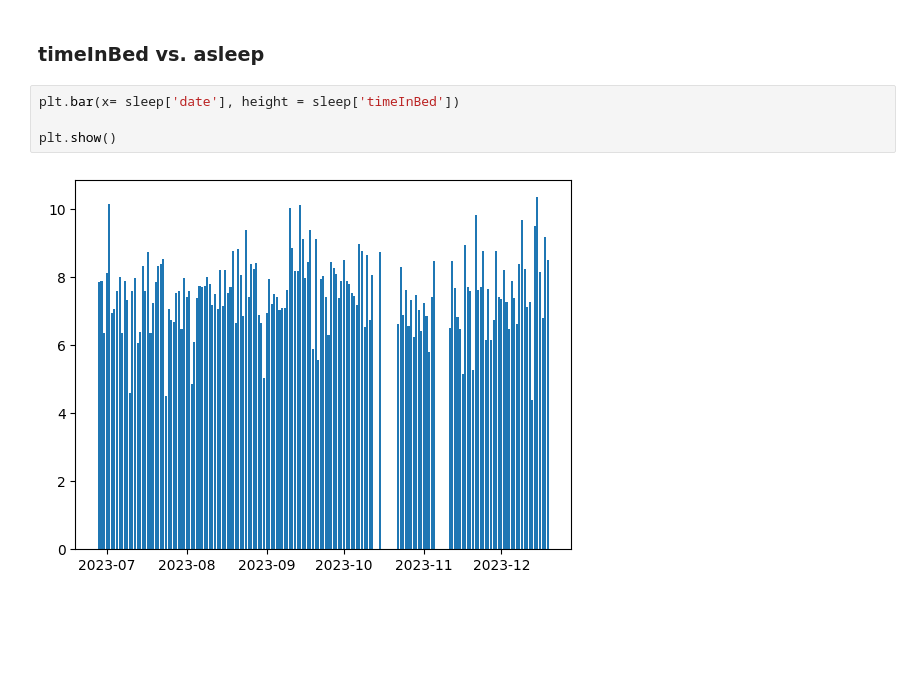
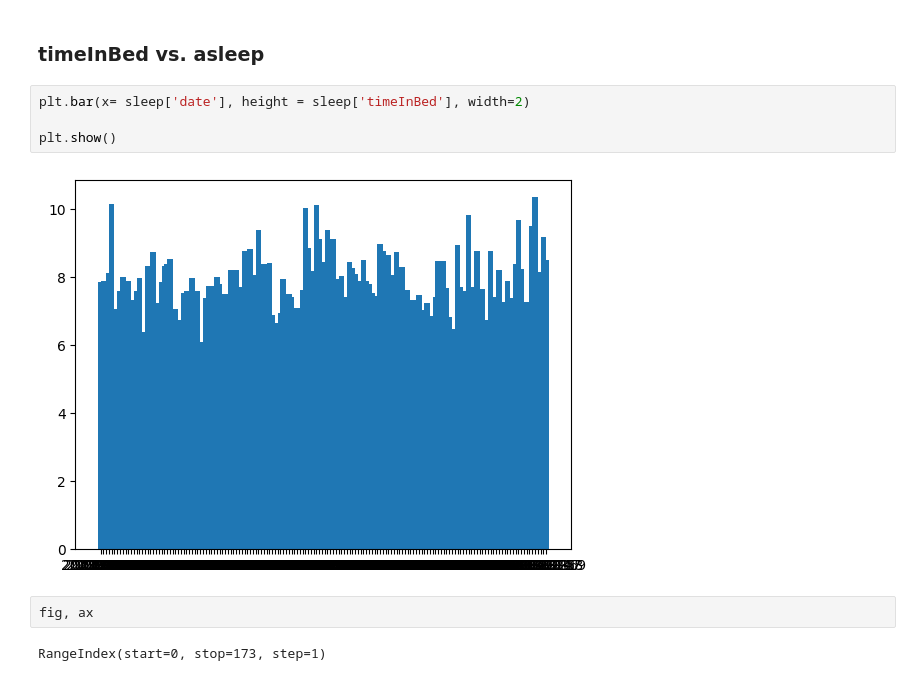
Before and after one commit to liaohan618/Fitbit, a Jupyter notebook: sleep/sleep_EDA.ipynb, the cells around one changed output. Drawn from its saved outputs; the diff is of its cells as text; blank space fills up the shorter version.

```diff
--- a/sleep/sleep_EDA.ipynb
+++ b/sleep/sleep_EDA.ipynb
@@ -47,8 +47,12 @@ plt.show()
 # %% [markdown]
 ### timeInBed vs. asleep
 # %%
-plt.bar(x= sleep['date'], height = sleep['timeInBed'])
+plt.bar(x= sleep['date'], height = sleep['timeInBed'], width=2)
 
 plt.show()
 # %% [output]
-[figure, old version]
+[figure, new version]
+# %%
+fig, ax
+# %% [output]
+RangeIndex(start=0, stop=173, step=1)
```
